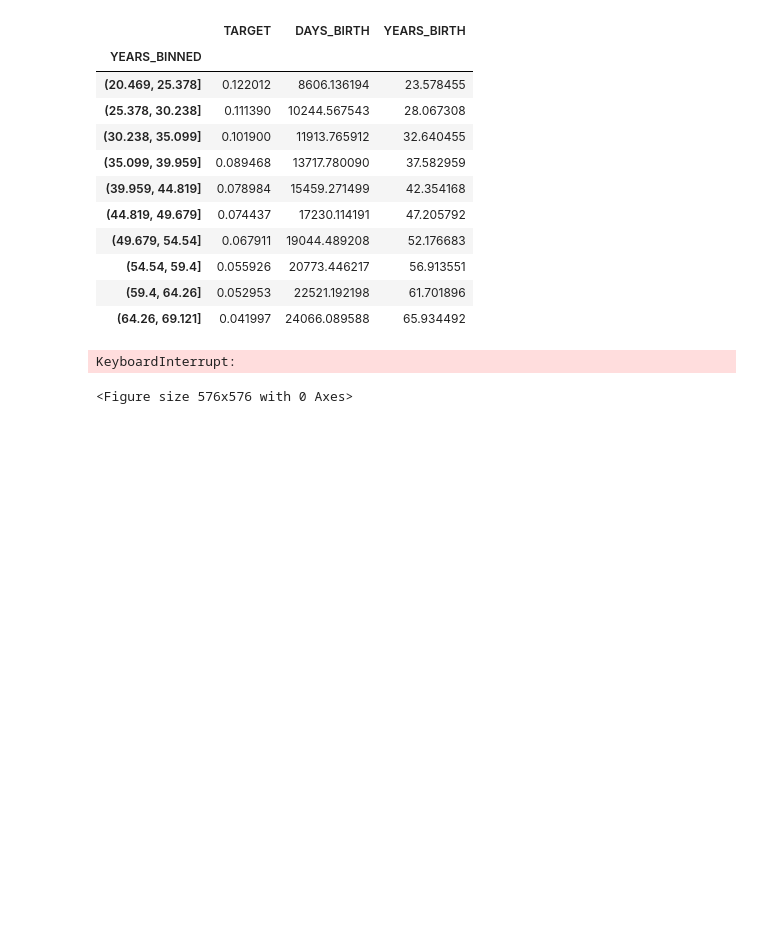
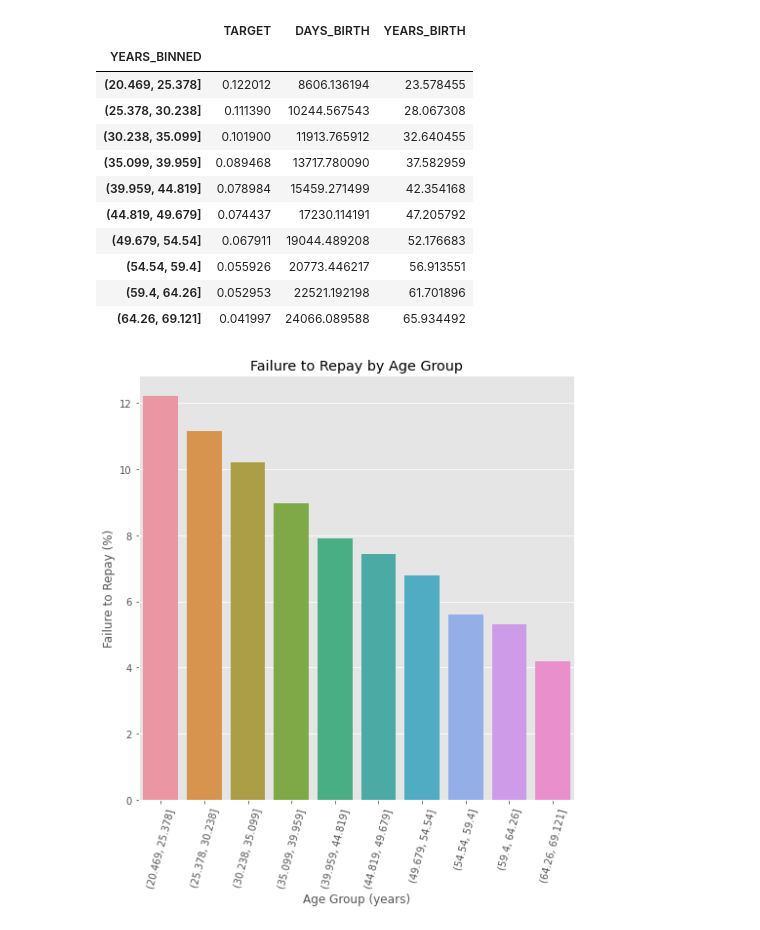
Before and after one commit to Nicolas6426527/ML100Day, a Jupyter notebook: Homework/16_HW.ipynb, the cells around one changed output. Cells and saved outputs as stored; diff of their text form; code cells hidden in the pictures; blank space fills up the shorter version.

```diff
--- a/Homework/16_HW.ipynb
+++ b/Homework/16_HW.ipynb
@@ -99,17 +99,16 @@ age_groups
 # %%
 plt.figure(figsize = (8, 8))
 
 # 以年齡區間為 x, target 為 y 繪製 barplot
 """
 Your Code Here
 """
-px = age_data["YEARS_BIRTH"]
-py = age_data["TARGET"]
-sns.barplot(x= px ,y =py )
+px = age_groups.index.astype(str)
+py = 100*age_groups["TARGET"]
+sns.barplot(px ,py )
 
 # Plot labeling
 plt.xticks(rotation = 75); plt.xlabel('Age Group (years)'); plt.ylabel('Failure to Repay (%)')
 plt.title('Failure to Repay by Age Group');
 # %% [output]
-KeyboardInterrupt:
-<Figure size 576x576 with 0 Axes>
+[figure, added]
```
